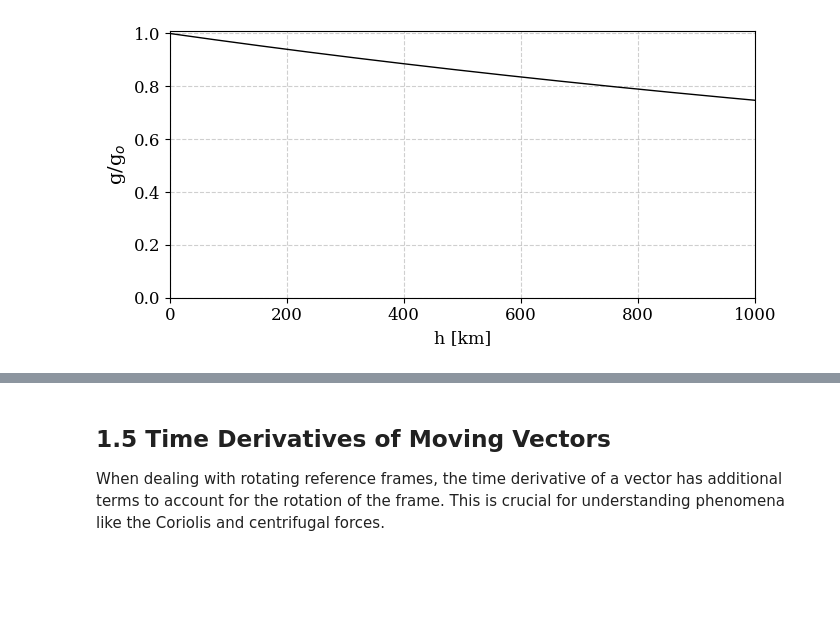
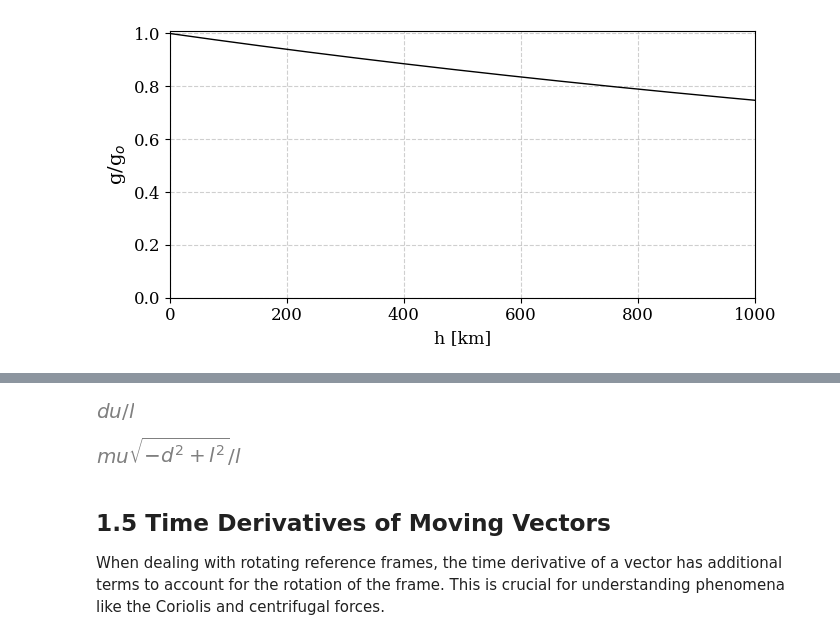
Before and after one commit to faisal2470/BAS, a Jupyter notebook: Chapter1_Dynamics_of_Point_Masses.ipynb, the cells around one changed output, grey strips where cells are left out. Drawn from its saved outputs; the diff is of its cells as text; code cells hidden in the pictures; blank space fills up the shorter version.

```diff
--- a/Chapter1_Dynamics_of_Point_Masses.ipynb
+++ b/Chapter1_Dynamics_of_Point_Masses.ipynb
@@ -265,0 +278,23 @@ plt.show()
+# %%
+c, d, l, u, m = sp.symbols('c d l u m', real=True, positive=True)
+vx, vy = sp.symbols('v_x v_y', real=True)
+# %%
+r0 = sp.Matrix([c, d, 0])
+v0 = sp.Matrix([-u, 0, 0])
+
+r1 = sp.Matrix([-sp.sqrt(l**2 - d**2), d, 0])
+v1 = sp.Matrix([vx, vy, 0])
+
+H0 = r0.cross(m*v0)
+H1 = r1.cross(m*v1)
+# %%
+eq1 = sp.Eq(H0[2], H1[2])
+eq2 = sp.Eq(r1.dot(v1), 0)
+
+sol = sp.solve([eq1, eq2], [vx, vy], dict=True)[0]
+# %%
+v1_sub = v1.subs(sol)
+# %%
+sp.sqrt(sp.simplify(v1_sub.dot(v1_sub)))
+# %% [output]
+[figure, added]
@@ -266,3 +304,7 @@ plt.show()
+# %%
+IMag
+# %% [output]
+[figure, added]
 # %% [markdown]
 ## 1.5 Time Derivatives of Moving Vectors
 
```
Also changed, not shown: parts of 4 cells of this notebook.
